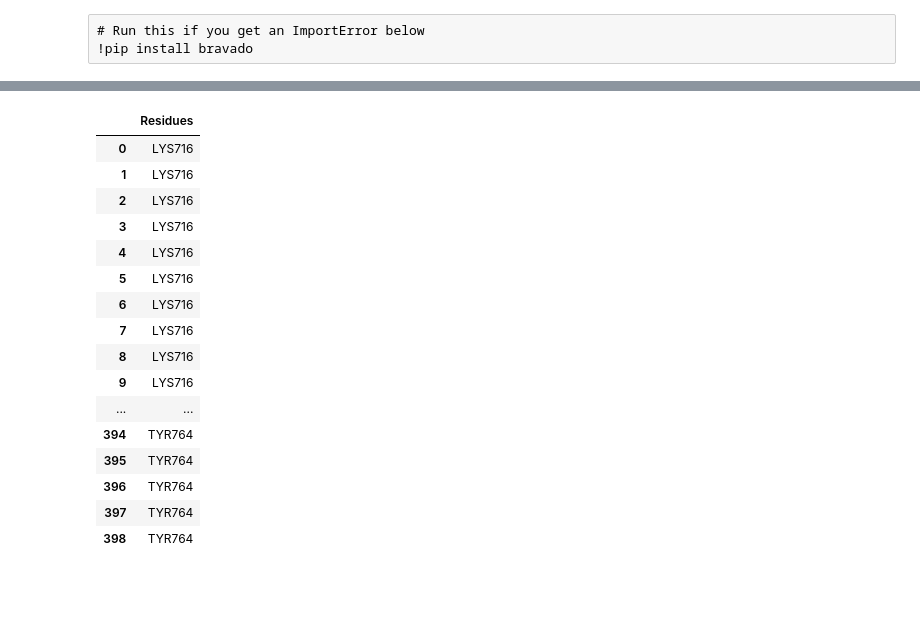
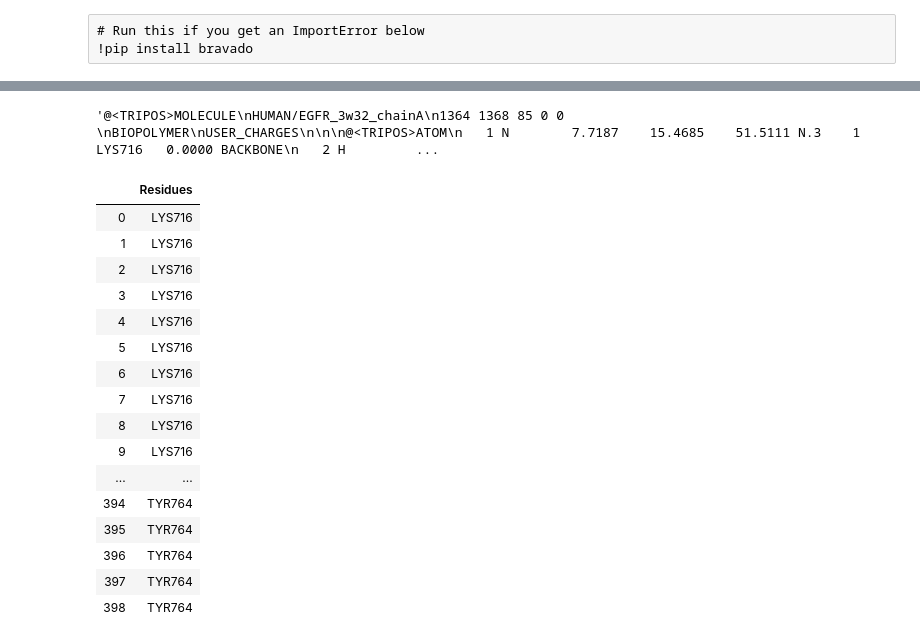
Before and after one commit to volkamerlab/TeachOpenCADD-BindingSiteDetection, a Jupyter notebook: 12_binding_site_detection.ipynb, the cells around one changed output, grey strips where cells are left out. Cells and saved outputs as stored; diff of their text form; code cells hidden in the pictures; blank space fills up the shorter version.

```diff
--- a/12_binding_site_detection.ipynb
+++ b/12_binding_site_detection.ipynb
@@ -576,0 +576,4 @@ structure_final
+# %%
+# Get KLIFS ID
+klifs_id = get_klifsid_from_pdbid('3w32')
+klifs_id
@@ -619,48 +605,52 @@ from biopandas.mol2 import PandasMol2
 # %%
-def residue_id(binding_site):
+def get_klifs_residues(klifs_pocket):
     """
-    Description
-    -----------
-    This function returns the residue IDs and residue names which are returned from the KLIFS database
+    xxx - This function returns the residue IDs and residue names which are returned from the KLIFS database
 
     Parameters
     ----------
-    binding_site : str
-    col_names : list
-    col_types : list
+    klifs_pocket : str
+        xxx
 
     Returns
     -------
-    mol2_df[['Residues']] : list
+    xxx
+        xxx
+    """
 
-
-    """
     ppdb = PandasMol2()
     mol2_df = ppdb._construct_df(
         binding_site.splitlines(True),
-        col_names=['1','2','3','4','5','6','7','Residues','9','10'],
-        col_types=[str]*10
+        col_names=['1','2','3','4','5','6','7','Residues','9','10'],  #TODO include reasonable column names
+        col_types=[str]*10  #TODO include reasonable
     )
+
     return mol2_df[['Residues']]
-# %%
-# Displays the residue IDs and residue_names retrieved from KLIFS database
-final_KLIFS = residue_id(binding_site)
-final_KLIFS
-# %% [output]
-|  | Residues |
-| 0 | LYS716 |
-| 1 | LYS716 |
-| 2 | LYS716 |
-| 3 | LYS716 |
-| 4 | LYS716 |
-| 5 | LYS716 |
-| 6 | LYS716 |
-| 7 | LYS716 |
-| 8 | LYS716 |
-| 9 | LYS716 |
-| ... | ... |
-| 394 | TYR764 |
-| 395 | TYR764 |
-| 396 | TYR764 |
-| 397 | TYR764 |
-| 398 | TYR764 |
+# %%
+# Get KLIFS pocket
+klifs_pocket = get_klifs_pocket(klifs_id)
+klifs_pocket
+# %% [output]
+'@<TRIPOS>MOLECULE\nHUMAN/EGFR_3w32_chainA\n1364 1368 85 0 0 \nBIOPOLYMER\nUSER_CHARGES\n\n\n@<TRIPOS>ATOM\n   1 N        7.7187    15.4685    51.5111 N.3    1 LYS716   0.0000 BACKBONE\n   2 H         ...
+# %%
+# Get KLIFS residues
+klifs_residues = get_klifs_residues(klifs_pocket)
+klifs_residues
+# %% [output]
+|  | Residues |
+| 0 | LYS716 |
+| 1 | LYS716 |
+| 2 | LYS716 |
+| 3 | LYS716 |
+| 4 | LYS716 |
+| 5 | LYS716 |
+| 6 | LYS716 |
+| 7 | LYS716 |
+| 8 | LYS716 |
+| 9 | LYS716 |
+| ... | ... |
+| 394 | TYR764 |
+| 395 | TYR764 |
+| 396 | TYR764 |
+| 397 | TYR764 |
+| 398 | TYR764 |
```
Also changed, not shown: parts of 35 cells of this notebook.
